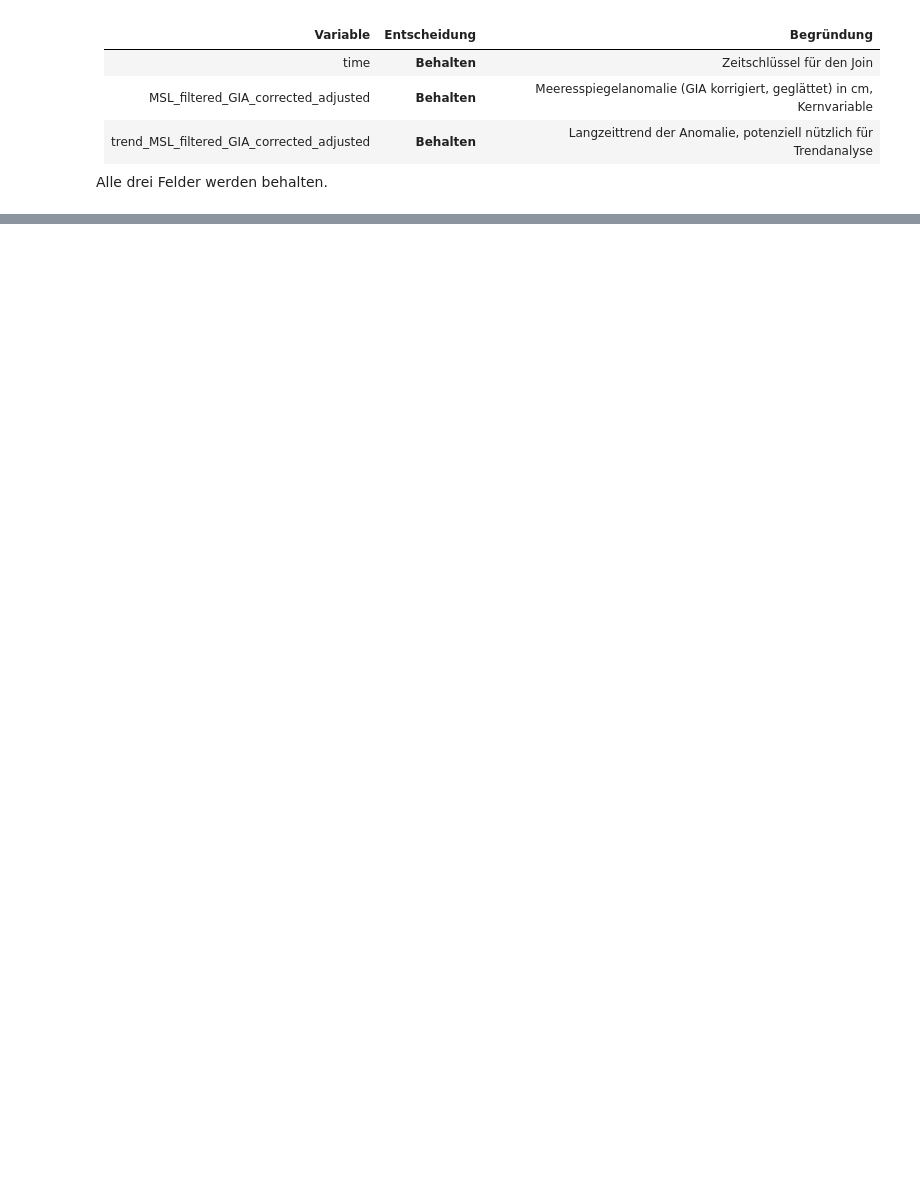
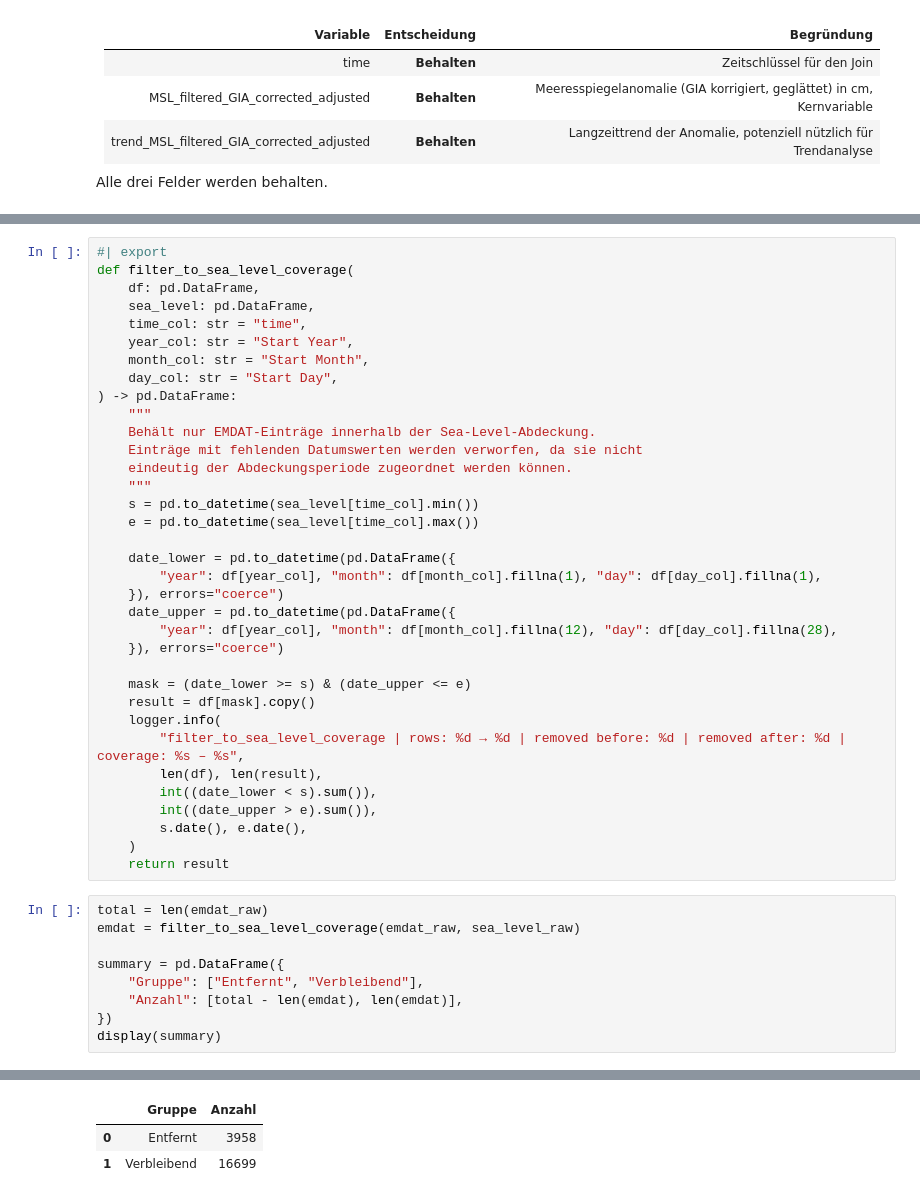
Before and after one commit to damiansze/DAW_FS26, a Jupyter notebook: notebooks/02_Transform.ipynb, the cells around one changed output, grey strips where cells are left out. Drawn from its saved outputs; the diff is of its cells as text; blank space fills up the shorter version.

```diff
--- a/notebooks/02_Transform.ipynb
+++ b/notebooks/02_Transform.ipynb
@@ -562,0 +627,45 @@ Entfernt wird nur, was sich **eindeutig** vor dem 1999-02-20 einordnen lässt:
+# %%
+#| export
+def filter_to_sea_level_coverage(
+    df: pd.DataFrame,
+    sea_level: pd.DataFrame,
+    time_col: str = "time",
+    year_col: str = "Start Year",
+    month_col: str = "Start Month",
+    day_col: str = "Start Day",
+) -> pd.DataFrame:
+    """
+    Behält nur EMDAT-Einträge innerhalb der Sea-Level-Abdeckung.
+    Einträge mit fehlenden Datumswerten werden verworfen, da sie nicht
+    eindeutig der Abdeckungsperiode zugeordnet werden können.
+    """
+    s = pd.to_datetime(sea_level[time_col].min())
+    e = pd.to_datetime(sea_level[time_col].max())
+
+    date_lower = pd.to_datetime(pd.DataFrame({
+        "year": df[year_col], "month": df[month_col].fillna(1), "day": df[day_col].fillna(1),
+    }), errors="coerce")
+    date_upper = pd.to_datetime(pd.DataFrame({
+        "year": df[year_col], "month": df[month_col].fillna(12), "day": df[day_col].fillna(28),
+    }), errors="coerce")
+
+    mask = (date_lower >= s) & (date_upper <= e)
+    result = df[mask].copy()
+    logger.info(
+        "filter_to_sea_level_coverage | rows: %d → %d | removed before: %d | removed after: %d | coverage: %s – %s",
+        len(df), len(result),
+        int((date_lower < s).sum()),
+        int((date_upper > e).sum()),
+        s.date(), e.date(),
+    )
+    return result
+# %%
+total = len(emdat_raw)
+emdat = filter_to_sea_level_coverage(emdat_raw, sea_level_raw)
+
+summary = pd.DataFrame({
+    "Gruppe": ["Entfernt", "Verbleibend"],
+    "Anzahl": [total - len(emdat), len(emdat)],
+})
+display(summary)
+# %% [output]
@@ -562,0 +673,3 @@ Entfernt wird nur, was sich **eindeutig** vor dem 1999-02-20 einordnen lässt:
+|  | Gruppe | Anzahl |
+| 0 | Entfernt | 3958 |
+| 1 | Verbleibend | 16699 |
```
Also changed, not shown: parts of 31 cells of this notebook, 1 other file.
